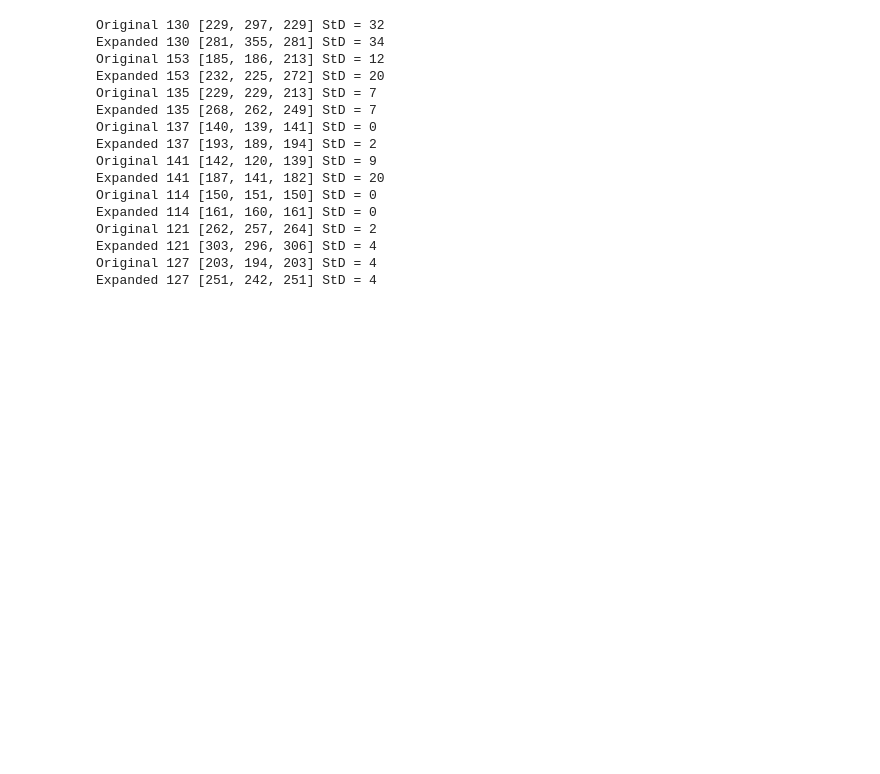
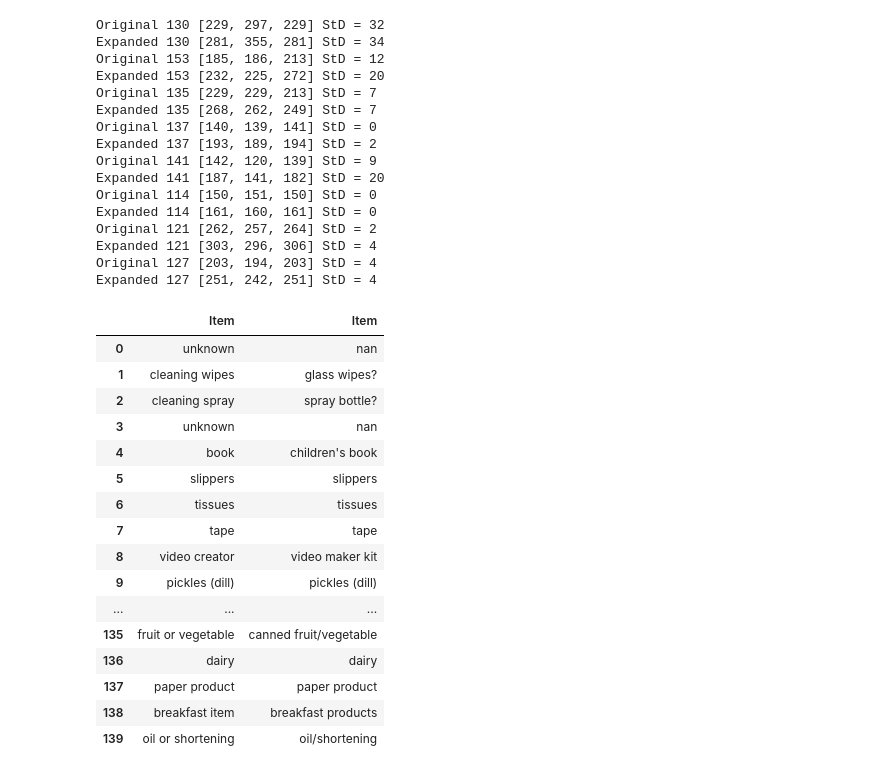
Before and after one commit to jjailer/grocery-receipt-data-cleaning, a Jupyter notebook: Scripts/merge.ipynb, the cells around one changed output. Drawn from its saved outputs; the diff is of its cells as text; code cells hidden in the pictures; blank space fills up the shorter version.

Commit message:
aligned sample by hand in preparation for word embedding

```diff
--- a/Scripts/merge.ipynb
+++ b/Scripts/merge.ipynb
@@ -96,0 +95,28 @@ Expanded 127 [251, 242, 251] StD = 4
+# %%
+### Align Data Sets
+# ID 137 and 114 have low variation
+df1 = df_shared[0].loc[df_shared[0].ID == 137, ['Item']].copy().reset_index(drop=True)
+df2 = df_shared[1].loc[df_shared[1].ID == 137, ['Item']].copy().reset_index(drop=True)
+df3 = df_shared[2].loc[df_shared[2].ID == 137, ['Item']].copy().reset_index(drop=True)
+
+# align by inspecting for proof of concept
+df3 = df3.drop([102]).reset_index(drop=True)
+pd.concat([df1, df3], axis=1)
+# %% [output]
+|  | Item | Item |
+| 0 | unknown | nan |
+| 1 | cleaning wipes | glass wipes? |
+| 2 | cleaning spray | spray bottle? |
+| 3 | unknown | nan |
+| 4 | book | children's book |
+| 5 | slippers | slippers |
+| 6 | tissues | tissues |
+| 7 | tape | tape |
+| 8 | video creator | video maker kit |
+| 9 | pickles (dill) | pickles (dill) |
+| ... | ... | ... |
+| 135 | fruit or vegetable | canned fruit/vegetable |
+| 136 | dairy | dairy |
+| 137 | paper product | paper product |
+| 138 | breakfast item | breakfast products |
+| 139 | oil or shortening | oil/shortening |
```
Also changed, not shown: parts of 1 cell of this notebook, 1 other file.
